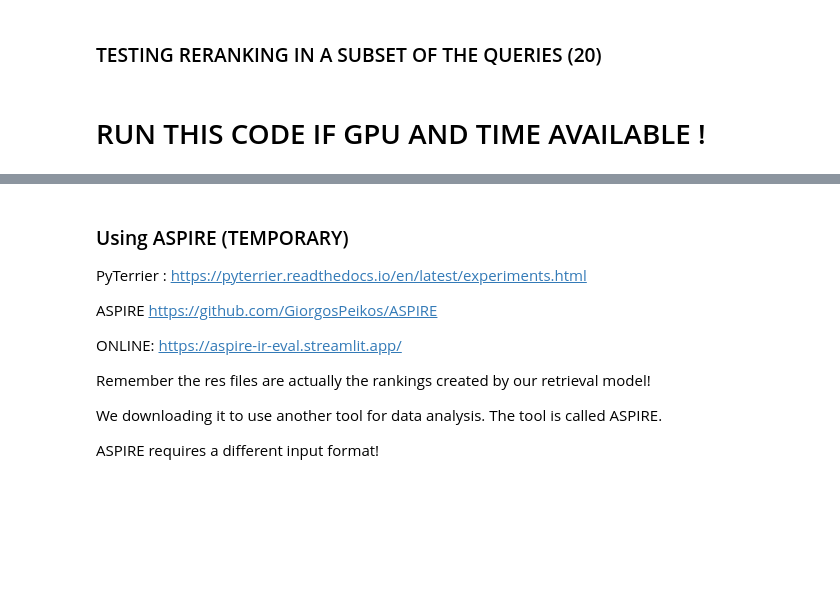
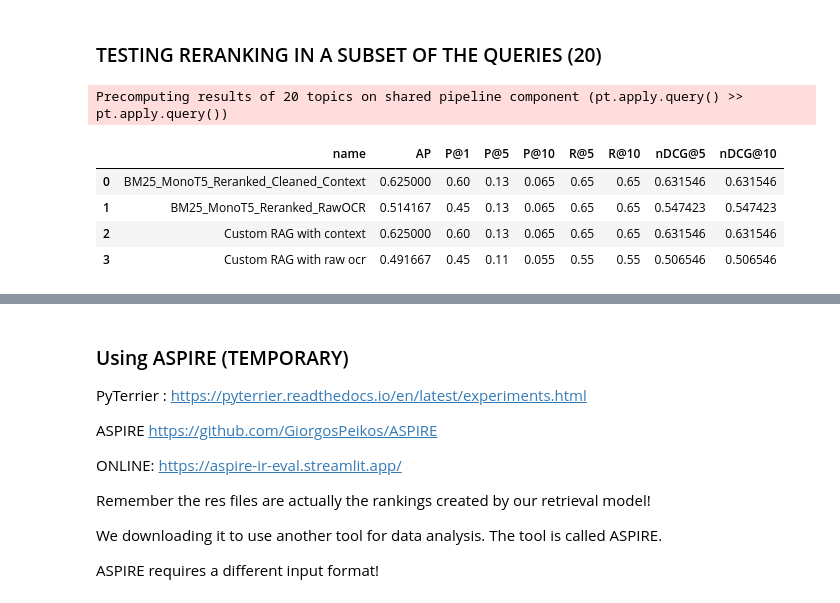
Before and after one commit to OmerSherman/IRProject, a Jupyter notebook: Historical News Question Answering.ipynb, the cells around one changed output, grey strips where cells are left out. Cells and saved outputs as stored; diff of their text form; code cells hidden in the pictures; blank space fills up the shorter version.

Commit message:
Feat: Add results of the 2nd stage retrieval baseline
Fix: Few ram consumption optimization to prevent Out-Of-Memory.

```diff
--- a/Historical News Question Answering.ipynb
+++ b/Historical News Question Answering.ipynb
@@ -458,7 +466,7 @@ Synonyms in 1850 for 'gay':
 def hist_expansion_logic(row):
     terms = row['query'].split()
     expanded_query = list(terms)
-
+    n_words=1
     for term in terms:
         word = term.lower()
 
@@ -466,9 +474,8 @@ def hist_expansion_logic(row):
             word_index = hist_model.key_to_index[word]
             if np.isclose(hist_model.get_vector(word, norm=False).tolist(), 0).all(): # Check if vector is all zeros
                 continue
-
             try:
-                sim_word, _ = hist_model.most_similar(word, topn=1)[0]
+                sim_word, _ = hist_model.most_similar(word, topn=n_words)[0]
                 sim_low = sim_word.lower()
             except Exception:
                 continue
@@ -572,7 +607,7 @@ experiment_results.to_csv("experiment_results_all_queries.csv", index=False) # D
 # 2nd stage retrieval
 # %%
 # Initialize MonoT5ReRanker
-monoT5_reranker = MonoT5ReRanker(batch_size=4)
+monoT5_reranker = MonoT5ReRanker(batch_size=8)
 monoT5_cleaned_reranker = (
     query_pipeline
     >> bm25_1st_stage_retrieval
@@ -618,13 +654,13 @@ print('-------------------- OCR MonoT5 Re-ranking results (top 5) --------------
 import torch
 model, tokenizer = FastLanguageModel.from_pretrained(
     model_name = "unsloth/gemma-3-270m-it-bnb-4bit",
-    max_seq_length = 2048,
+    max_seq_length = 1024,
     load_in_4bit = True,
 )
 FastLanguageModel.for_inference(model)
 def gemma_qa_logic(df):
     prompts = [
-        f"Context: {str(row['text'])[:1200]}\nQuestion: {row['query']}\n Short Answer:"
+        f"Context: {str(row['text'])[:1024]}\nQuestion: {row['query']}\n Short Answer:"
         for _, row in df.iterrows()
     ]
 
@@ -662,7 +698,7 @@ qa_context_pipeline = (
     >> pt.apply.generic(lambda df: df.rename(columns={'context': 'text'}))
     >> monoT5_reranker
     >> pt.apply.generic(lambda df: df.sort_values(["qid", "score"], ascending=[True, False]).groupby("qid").head(3))
-    >> pt.apply.generic(gemma_qa_logic)
+    >> pt.apply.generic(gemma_qa_logic, batch_size=16)
 )
 qa_raw_ocr_pipeline = (
     query_pipeline
@@ -671,31 +707,36 @@ qa_raw_ocr_pipeline = (
     >> pt.apply.generic(lambda df: df.rename(columns={'raw_ocr': 'text'}))
     >> monoT5_reranker
     >> pt.apply.generic(lambda df: df.sort_values(["qid", "score"], ascending=[True, False]).groupby("qid").head(3))
-    >> pt.apply.generic(gemma_qa_logic)
+    >> pt.apply.generic(gemma_qa_logic, batch_size=16)
 )
 # %% [markdown]
 ### TESTING RERANKING IN A SUBSET OF THE QUERIES (20)
 # %%
-queries_df_QA = pd.DataFrame(queries)
-qrels_df_QA = pd.DataFrame(qrels)
+queries_df = pd.DataFrame(queries)
+qrels_df = pd.DataFrame(qrels)
 
-queries_df_QA = queries_df_QA.rename(columns={"query_id": "qid", "question": "query"})
-qrels_df_QA = qrels_df_QA.rename(columns={"query_id": "qid", "para_id": "docno"})
+queries_df = queries_df.rename(columns={"query_id": "qid", "question": "query"})
+qrels_df = qrels_df.rename(columns={"query_id": "qid", "para_id": "docno"})
 
-num_queries_subset_QA = 20
-queries_subset_df_QA = queries_df_QA.head(num_queries_subset_QA)
-qrels_subset_df_QA = qrels_df_QA[qrels_df_QA['qid'].isin(queries_subset_df_QA['qid'])].copy()
+num_queries_subset = 20
+queries_subset_df = queries_df.head(num_queries_subset)
+qrels_subset_df = qrels_df[qrels_df['qid'].isin(queries_subset_df['qid'])].copy()
 
 # Run the experiment with the QA re-ranking pipeline
-experiment_results_QA = pt.Experiment(
+experiment_results = pt.Experiment(
     [monoT5_cleaned_reranker,monoT5_raw_ocr_reranker,qa_context_pipeline,qa_raw_ocr_pipeline],
-    queries_subset_df_QA,  # Use the subset of queries
-    qrels_subset_df_QA,    # Use the filtered qrels for the subset
+    queries_subset_df,  # Use the subset of queries
+    qrels_subset_df,    # Use the filtered qrels for the subset
     [P@1, P@5, P@10, R@5, R@10, nDCG@5, nDCG@10, MAP], # Ensure these measures are defined
     names=["BM25_MonoT5_Reranked_Cleaned_Context", "BM25_MonoT5_Reranked_RawOCR","Custom RAG with context","Custom RAG with raw ocr"],
     precompute_prefix=True
 )
 
-display(experiment_results_QA)
+display(experiment_results)
+# %% [output]
+Precomputing results of 20 topics on shared pipeline component (pt.apply.query() >> pt.apply.query())
+|  | name | AP | P@1 | P@5 | P@10 | R@5 | R@10 | nDCG@5 | nDCG@10 |
+| 0 | BM25_MonoT5_Reranked_Cleaned_Context | 0.625000 | 0.60 | 0.13 | 0.065 | 0.65 | 0.65 | 0.631546 | 0.631546 |
+| 1 | BM25_MonoT5_Reranked_RawOCR | 0.514167 | 0.45 | 0.13 | 0.065 | 0.65 | 0.65 | 0.547423 | 0.547423 |
+| 2 | Custom RAG with context | 0.625000 | 0.60 | 0.13 | 0.065 | 0.65 | 0.65 | 0.631546 | 0.631546 |
+| 3 | Custom RAG with raw ocr | 0.491667 | 0.45 | 0.11 | 0.055 | 0.55 | 0.55 | 0.506546 | 0.506546 |
-# %% [markdown]
-# RUN THIS CODE IF GPU AND TIME AVAILABLE !
```
Also changed, not shown: parts of 16 cells of this notebook.
